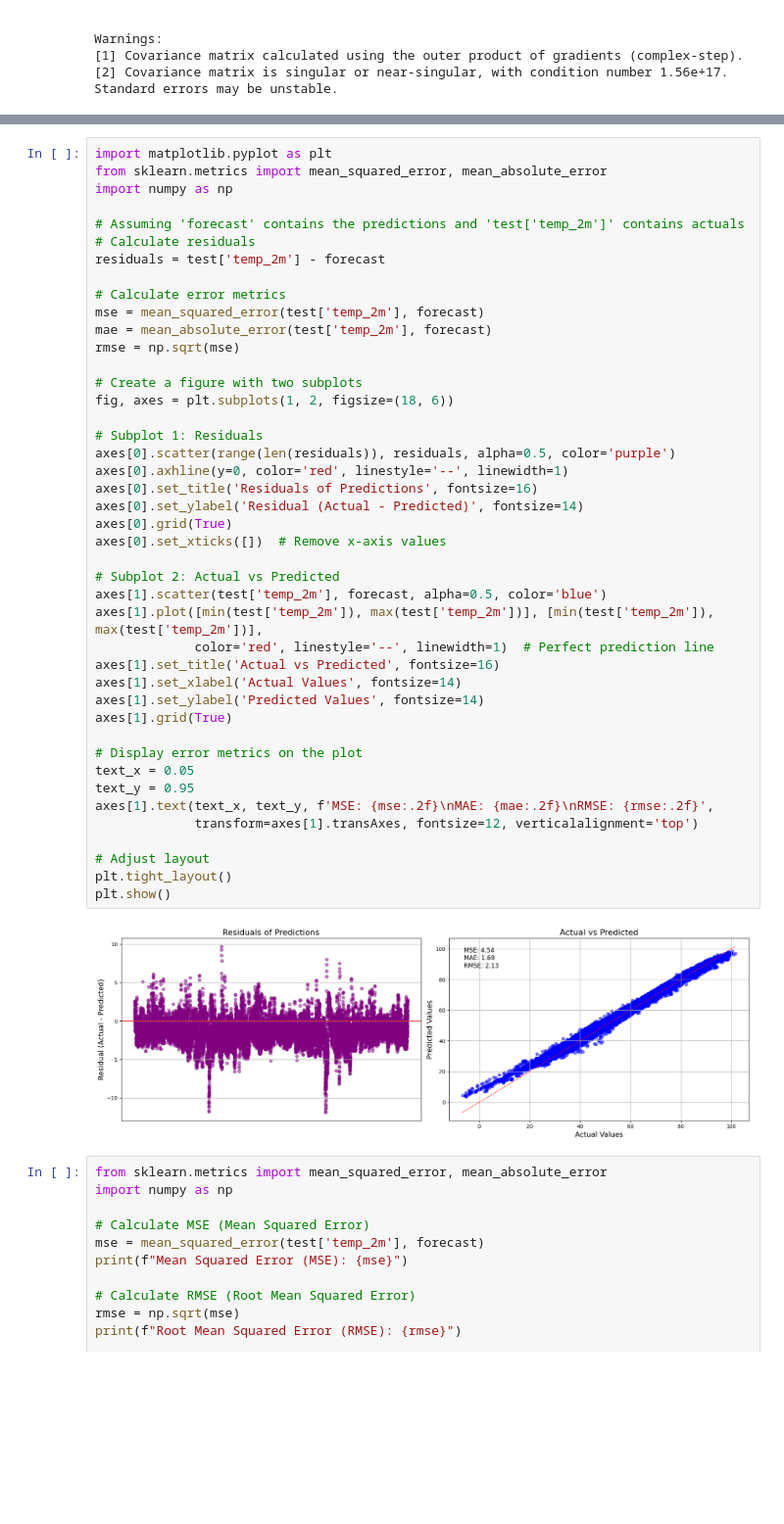
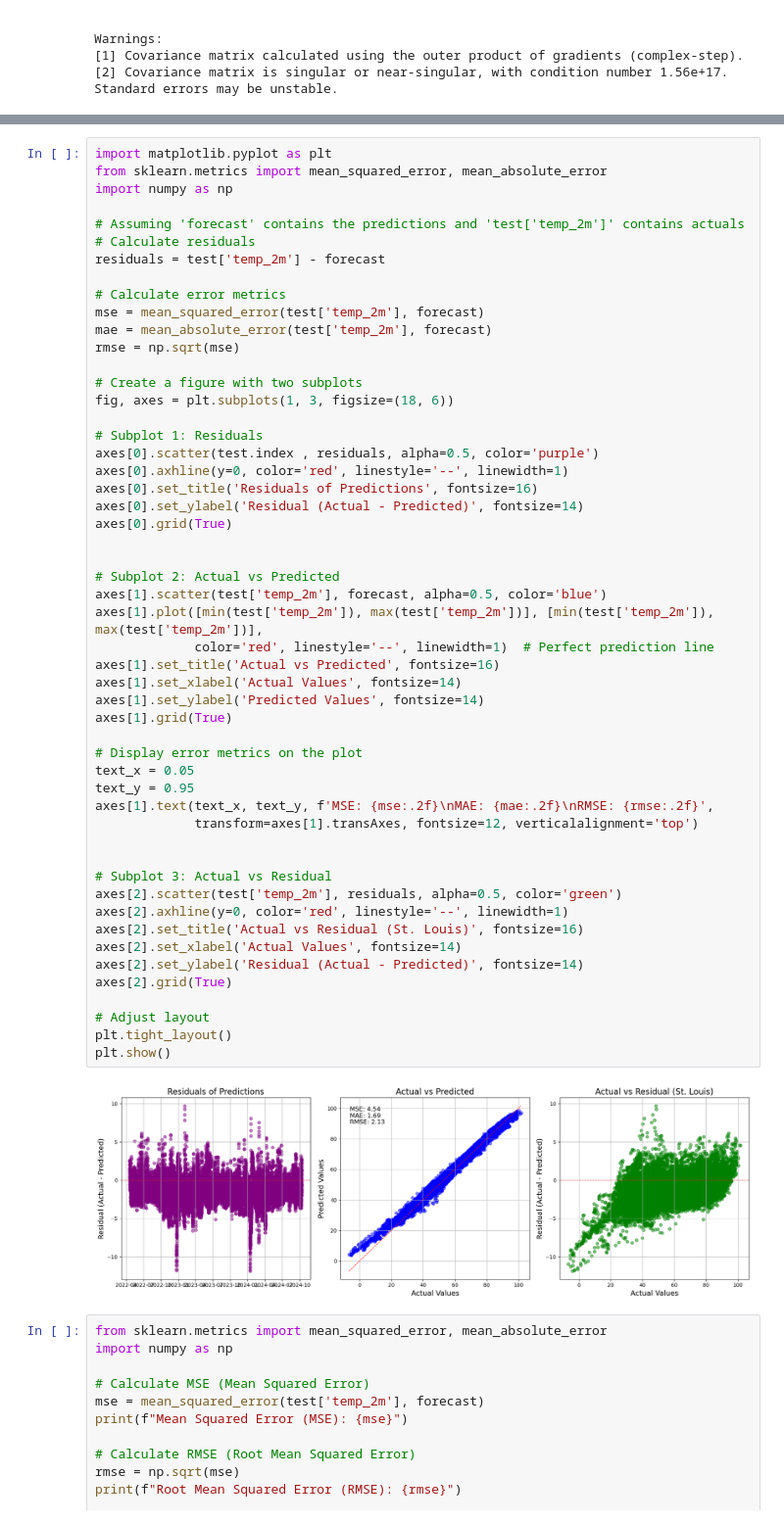
Before and after one commit to naveenasokan/-Weather-Forecasting-with-Deep-Learning, a Jupyter notebook: ARIMA.ipynb, the cells around one changed output, grey strips where cells are left out. Shown at 98% size. Cells and saved outputs as stored; diff of their text form; blank space fills up the shorter version.

Commit message:
visuals

```diff
--- a/ARIMA.ipynb
+++ b/ARIMA.ipynb
@@ -149,37 +155,46 @@ mse = mean_squared_error(test['temp_2m'], forecast)
 mae = mean_absolute_error(test['temp_2m'], forecast)
 rmse = np.sqrt(mse)
 
 # Create a figure with two subplots
-fig, axes = plt.subplots(1, 2, figsize=(18, 6))
+fig, axes = plt.subplots(1, 3, figsize=(18, 6))
 
 # Subplot 1: Residuals
-axes[0].scatter(range(len(residuals)), residuals, alpha=0.5, color='purple')
+axes[0].scatter(test.index , residuals, alpha=0.5, color='purple')
 axes[0].axhline(y=0, color='red', linestyle='--', linewidth=1)
 axes[0].set_title('Residuals of Predictions', fontsize=16)
 axes[0].set_ylabel('Residual (Actual - Predicted)', fontsize=14)
 axes[0].grid(True)
-axes[0].set_xticks([])  # Remove x-axis values
+
 
 # Subplot 2: Actual vs Predicted
 axes[1].scatter(test['temp_2m'], forecast, alpha=0.5, color='blue')
 axes[1].plot([min(test['temp_2m']), max(test['temp_2m'])], [min(test['temp_2m']), max(test['temp_2m'])],
              color='red', linestyle='--', linewidth=1)  # Perfect prediction line
 axes[1].set_title('Actual vs Predicted', fontsize=16)
 axes[1].set_xlabel('Actual Values', fontsize=14)
 axes[1].set_ylabel('Predicted Values', fontsize=14)
 axes[1].grid(True)
 
 # Display error metrics on the plot
 text_x = 0.05
 text_y = 0.95
 axes[1].text(text_x, text_y, f'MSE: {mse:.2f}\nMAE: {mae:.2f}\nRMSE: {rmse:.2f}',
              transform=axes[1].transAxes, fontsize=12, verticalalignment='top')
 
+
+# Subplot 3: Actual vs Residual
+axes[2].scatter(test['temp_2m'], residuals, alpha=0.5, color='green')
+axes[2].axhline(y=0, color='red', linestyle='--', linewidth=1)
+axes[2].set_title('Actual vs Residual (St. Louis)', fontsize=16)
+axes[2].set_xlabel('Actual Values', fontsize=14)
+axes[2].set_ylabel('Residual (Actual - Predicted)', fontsize=14)
+axes[2].grid(True)
+
 # Adjust layout
 plt.tight_layout()
 plt.show()
 # %% [output]
-[figure, old version]
+[figure, new version]
 # %%
 from sklearn.metrics import mean_squared_error, mean_absolute_error
 import numpy as np
```
Also changed, not shown: parts of 3 cells of this notebook.
